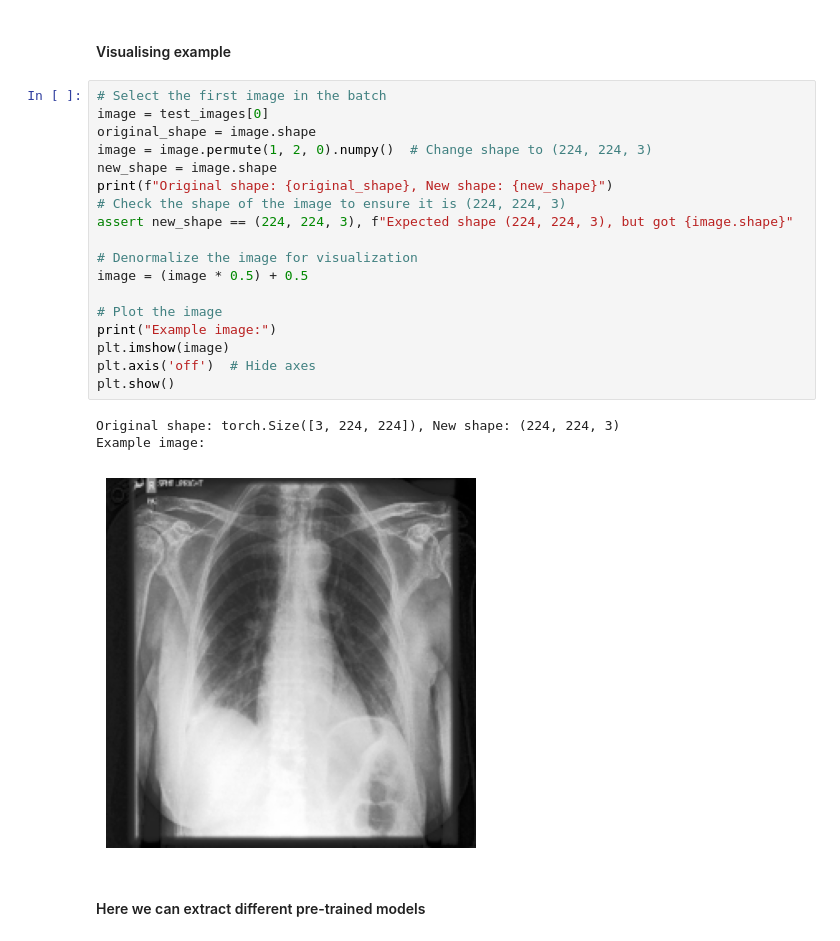
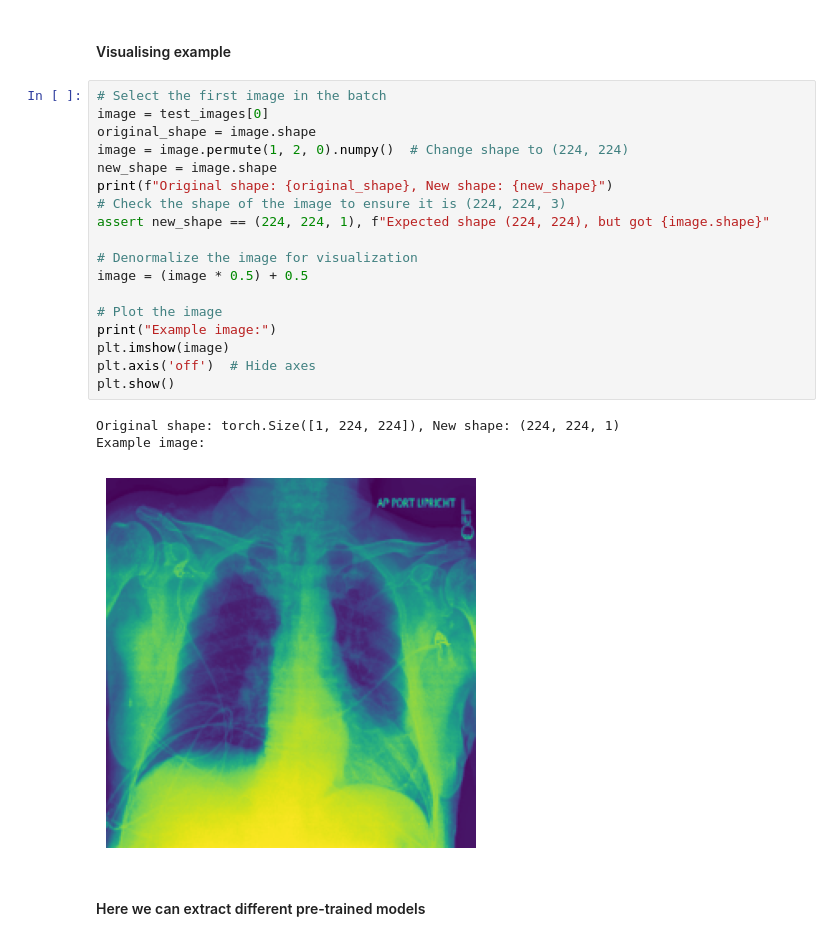
Before and after one commit to BarGinger/ExplainableAIRadiology, a Jupyter notebook: train_model.ipynb, the cells around one changed output. Cells and saved outputs as stored; diff of their text form.

```diff
--- a/train_model.ipynb
+++ b/train_model.ipynb
@@ -229,25 +268,25 @@ test_dataset, test_loader, test_images, test_labels = transform_dataset(test_df,
 # %%
 # Select the first image in the batch
 image = test_images[0]
 original_shape = image.shape
-image = image.permute(1, 2, 0).numpy()  # Change shape to (224, 224, 3)
+image = image.permute(1, 2, 0).numpy()  # Change shape to (224, 224)
 new_shape = image.shape
 print(f"Original shape: {original_shape}, New shape: {new_shape}")
 # Check the shape of the image to ensure it is (224, 224, 3)
-assert new_shape == (224, 224, 3), f"Expected shape (224, 224, 3), but got {image.shape}"
+assert new_shape == (224, 224, 1), f"Expected shape (224, 224), but got {image.shape}"
 
 # Denormalize the image for visualization
 image = (image * 0.5) + 0.5
 
 # Plot the image
 print("Example image:")
 plt.imshow(image)
 plt.axis('off')  # Hide axes
 plt.show()
 # %% [output]
-Original shape: torch.Size([3, 224, 224]), New shape: (224, 224, 3)
+Original shape: torch.Size([1, 224, 224]), New shape: (224, 224, 1)
 Example image:
-[figure, old version]
+[figure, new version]
 # %% [markdown]
 #### Here we can extract different pre-trained models
 # %% [markdown]
```
Also changed, not shown: parts of 8 cells of this notebook, 6 other files.
